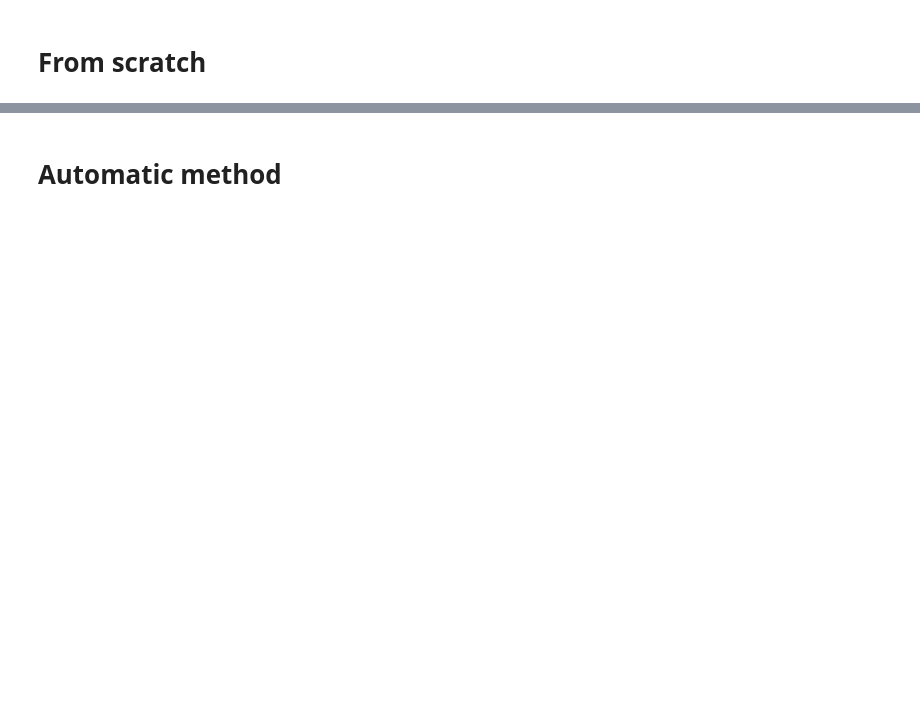
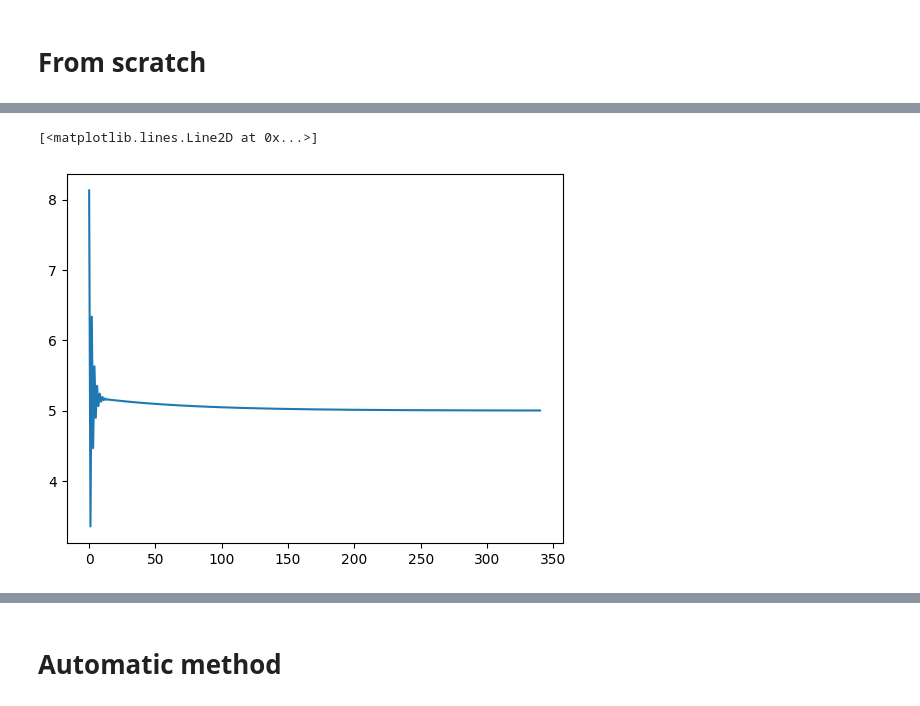
Before and after one commit to islam1mohamed/SemiColon_tasks, a Jupyter notebook: task_3_linear_regression.ipynb, the cells around one changed output, grey strips where cells are left out. Saved outputs shown, nothing was run; the diff lists cells and outputs as text; code cells hidden in the pictures; blank space fills up the shorter version.

```diff
--- a/task_3_linear_regression.ipynb
+++ b/task_3_linear_regression.ipynb
@@ -65,0 +68,5 @@ plt.plot(x, y_train, '--')
+# %%
+plt.plot(w_list)
+# %% [output]
+[<matplotlib.lines.Line2D at 0x...>]
+[figure, added]
```
Also changed, not shown: parts of 10 cells of this notebook.
